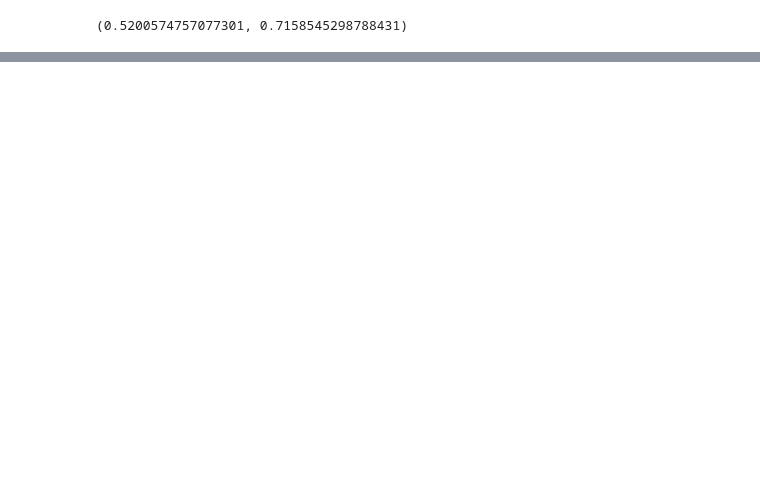
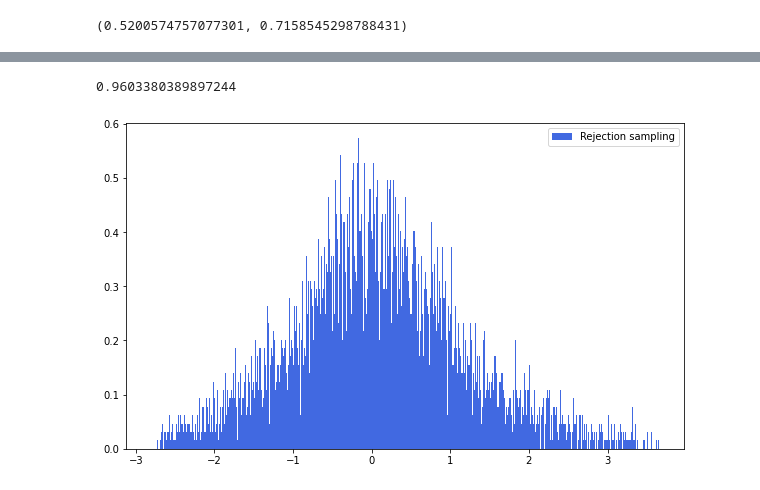
Before and after one commit to tyqiangz/Statistics, a Jupyter notebook: ST4234/Tutorial 7/Tutorial 7.ipynb, the cells around one changed output, grey strips where cells are left out. Drawn from its saved outputs; the diff is of its cells as text; code cells hidden in the pictures; blank space fills up the shorter version.

```diff
--- a/ST4234/Tutorial 7/Tutorial 7.ipynb
+++ b/ST4234/Tutorial 7/Tutorial 7.ipynb
@@ -50,0 +142,24 @@ plt.show()
+# %%
+c = exp(minima.x)
+# %%
+def rej_samp_1c():
+    count = 0
+
+    while True:
+        count += 1
+        U = np.random.uniform()
+        Y = stats.t.rvs(df=4, size=1)
+
+        if log(U*c) <= log_pos_1a(Y) - log_g_correct(Y, loc=loc, scale=2*scale):
+            return Y[0], count
+# %%
+counts = []
+
+for i in range(NUM_VARIATES):
+    counts += [rej_samp_1c()[1]]
+
+NUM_VARIATES / sum(counts)
+# %% [output]
+0.9603380389897244
+# %%
+pos_variates = [rej_samp_1c()[0] for i in range(NUM_VARIATES)]
@@ -50,0 +169,9 @@ plt.show()
+# %%
+plt.figure(figsize=(10,6))
+plt.hist(pos_variates, bins=1000, color="royalblue", density=True)
+# plt.plot(x, abs(x), color="red")
+
+plt.legend(["Rejection sampling", "True posterior"])
+plt.show()
+# %% [output]
+[figure, added]
```
Also changed, not shown: parts of 21 cells of this notebook.
